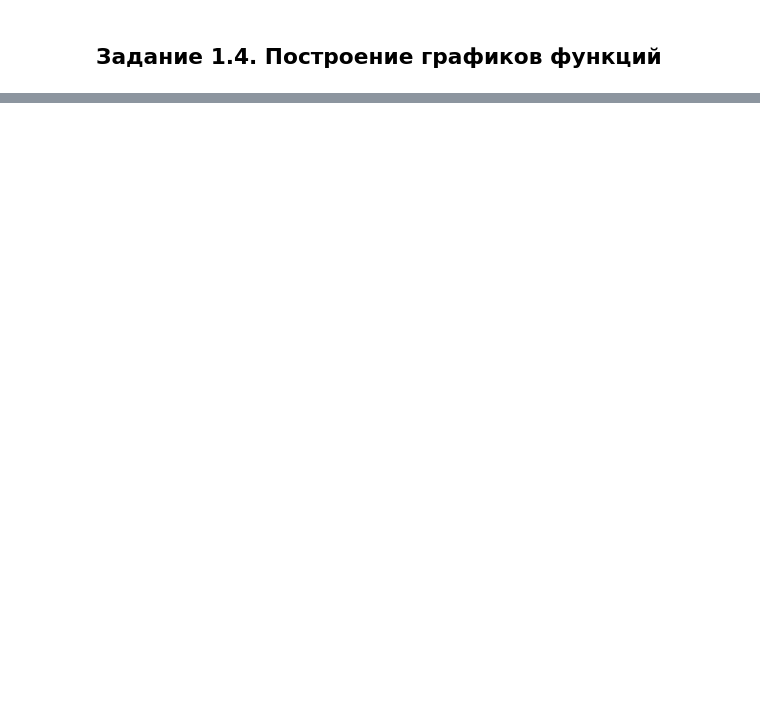
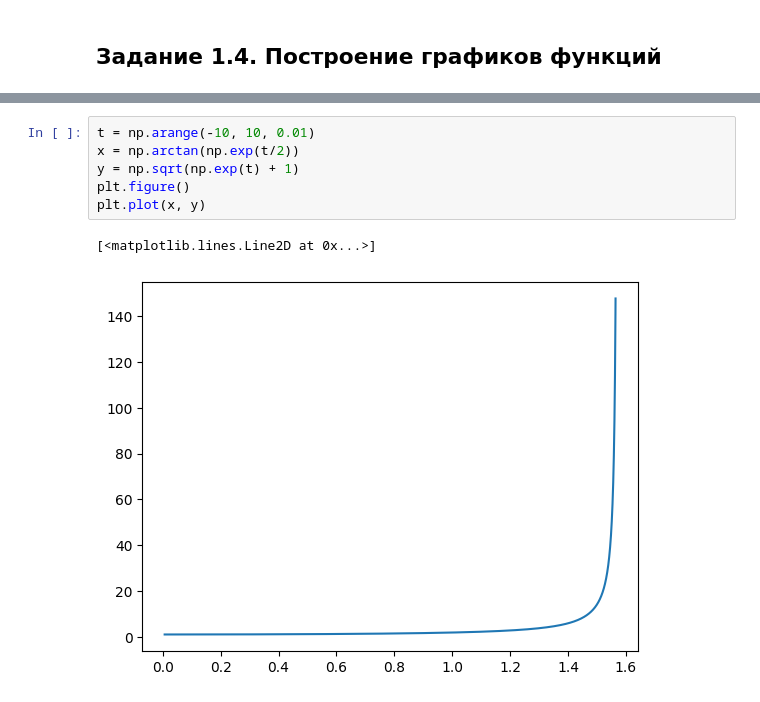
Before and after one commit to voolk211/study-projects, a Jupyter notebook: KM2_Lb01_Palcev.ipynb, the cells around one changed output, grey strips where cells are left out. Drawn from its saved outputs; the diff is of its cells as text; blank space fills up the shorter version.

```diff
--- a/KM2_Lb01_Palcev.ipynb
+++ b/KM2_Lb01_Palcev.ipynb
@@ -453,0 +292,9 @@ plt.plot(x, y)
+# %%
+t = np.arange(-10, 10, 0.01)
+x = np.arctan(np.exp(t/2))
+y = np.sqrt(np.exp(t) + 1)
+plt.figure()
+plt.plot(x, y)
+# %% [output]
+[<matplotlib.lines.Line2D at 0x...>]
+[figure, added]
```
Also changed, not shown: parts of 28 cells of this notebook.
